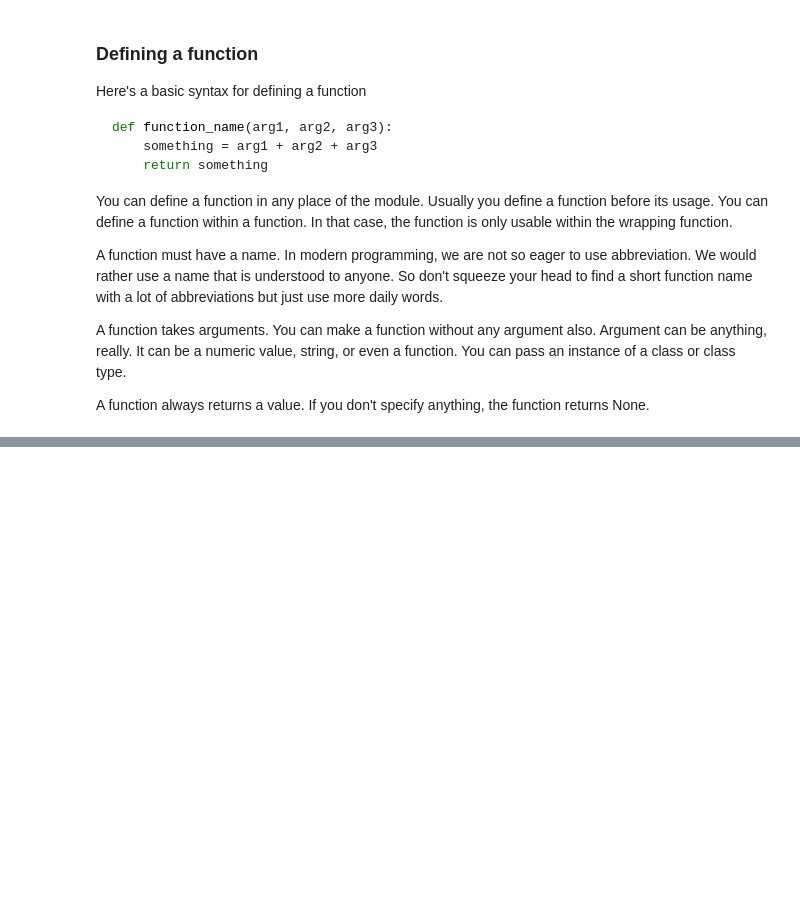
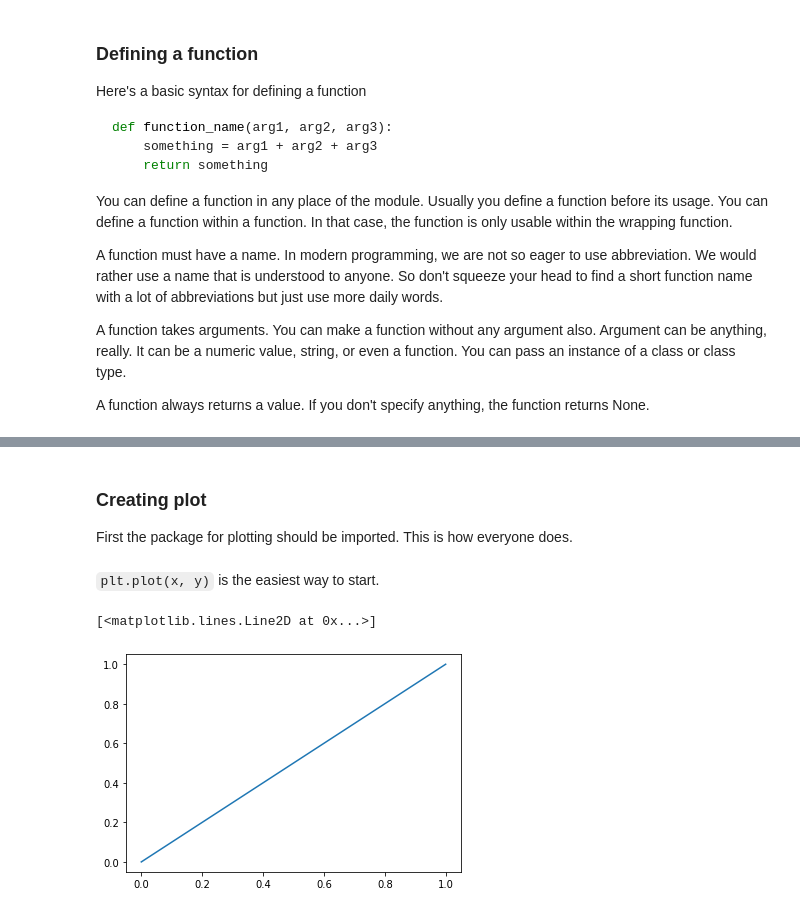
Before and after one commit to kevinksyTRD/HeatTransferCourse, a Jupyter notebook: notebooks/numerical_method_in_python.ipynb, the cells around one changed output, grey strips where cells are left out. Drawn from its saved outputs; the diff is of its cells as text; code cells hidden in the pictures; blank space fills up the shorter version.

```diff
--- a/notebooks/numerical_method_in_python.ipynb
+++ b/notebooks/numerical_method_in_python.ipynb
@@ -295,0 +383,3 @@ to do trial and error to see which data type the function can accept.
+# %% [markdown]
+### Creating plot
+First the package for plotting should be imported. This is how everyone does.
@@ -295,0 +388,7 @@ to do trial and error to see which data type the function can accept.
+# %% [markdown]
+`plt.plot(x, y)` is the easiest way to start.
+# %%
+plt.plot([0, 1], [0, 1])
+# %% [output]
+[<matplotlib.lines.Line2D at 0x...>]
+[figure, added]
```
Also changed, not shown: parts of 37 cells of this notebook, 5 other files.
